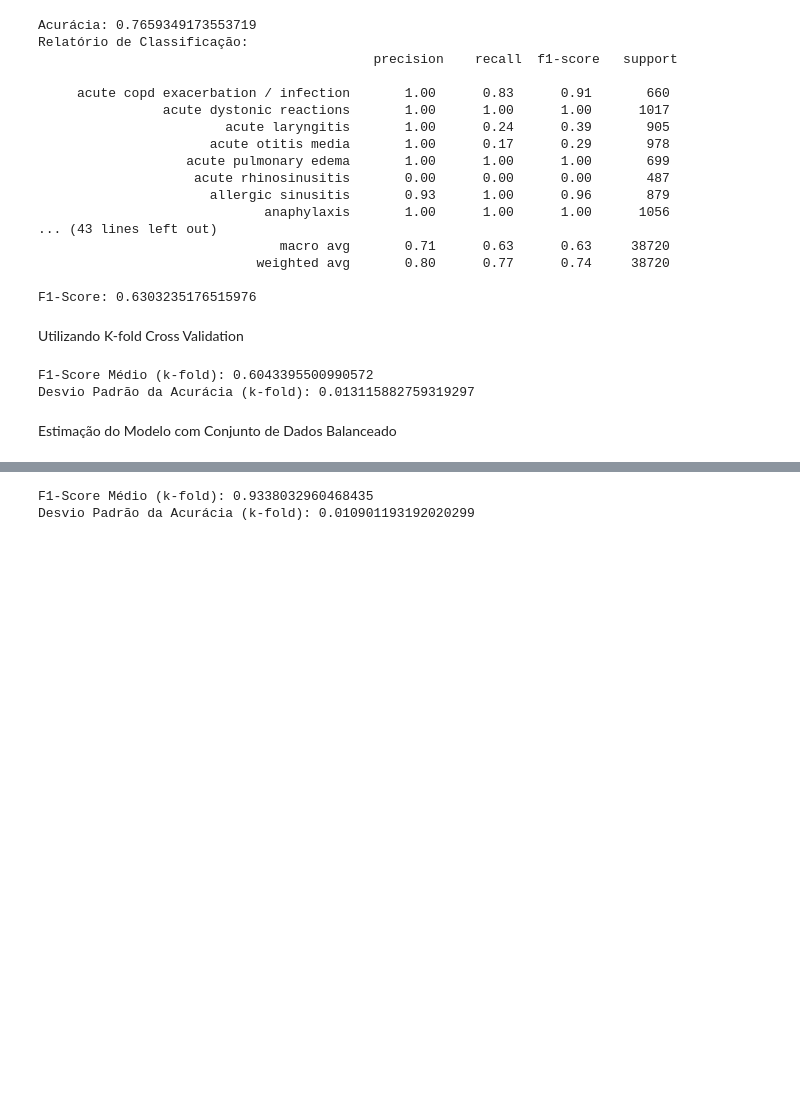
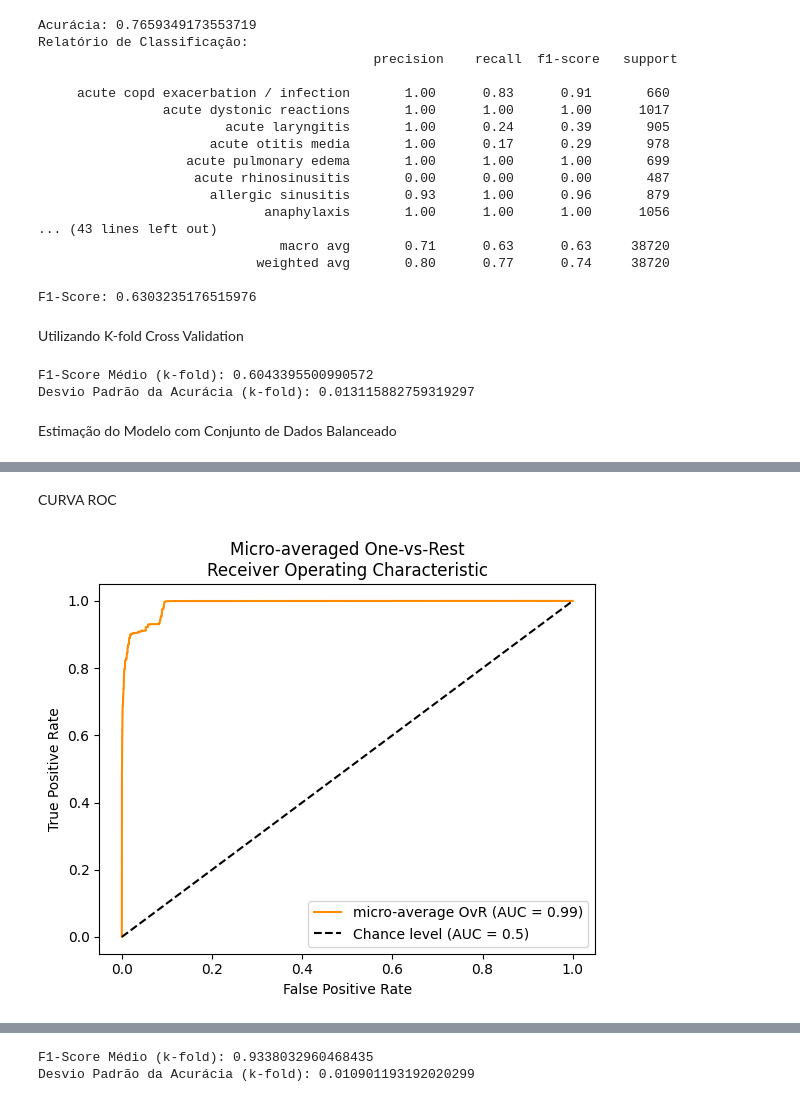
Before and after one commit to guilhermehip/previsao-patologias, a Jupyter notebook: app/notebooks/modelo-random-forest.ipynb, the cells around one changed output, grey strips where cells are left out. Cells and saved outputs as stored; diff of their text form; code cells hidden in the pictures; blank space fills up the shorter version.

```diff
--- a/app/notebooks/modelo-random-forest.ipynb
+++ b/app/notebooks/modelo-random-forest.ipynb
@@ -157,2 +150,25 @@ random_forest.fit(X_train, y_train)
 # Fazer previsões
 y_pred = random_forest.predict(X_test)
+# %% [markdown]
+CURVA ROC
+# %%
+y_score = random_forest.fit(X_train, y_train).predict_proba(X_test)
+
+label_binarizer = LabelBinarizer().fit(y_train)
+y_onehot_test = label_binarizer.transform(y_test)
+y_onehot_test.shape  # (n_samples, n_classes)
+
+display = RocCurveDisplay.from_predictions(
+    y_onehot_test.ravel(),
+    y_score.ravel(),
+    name="micro-average OvR",
+    color="darkorange",
+    plot_chance_level=True,
+)
+_ = display.ax_.set(
+    xlabel="False Positive Rate",
+    ylabel="True Positive Rate",
+    title="Micro-averaged One-vs-Rest\nReceiver Operating Characteristic",
+)
+# %% [output]
+[figure, added]
```
Also changed, not shown: parts of 8 cells of this notebook, 6 other files.
